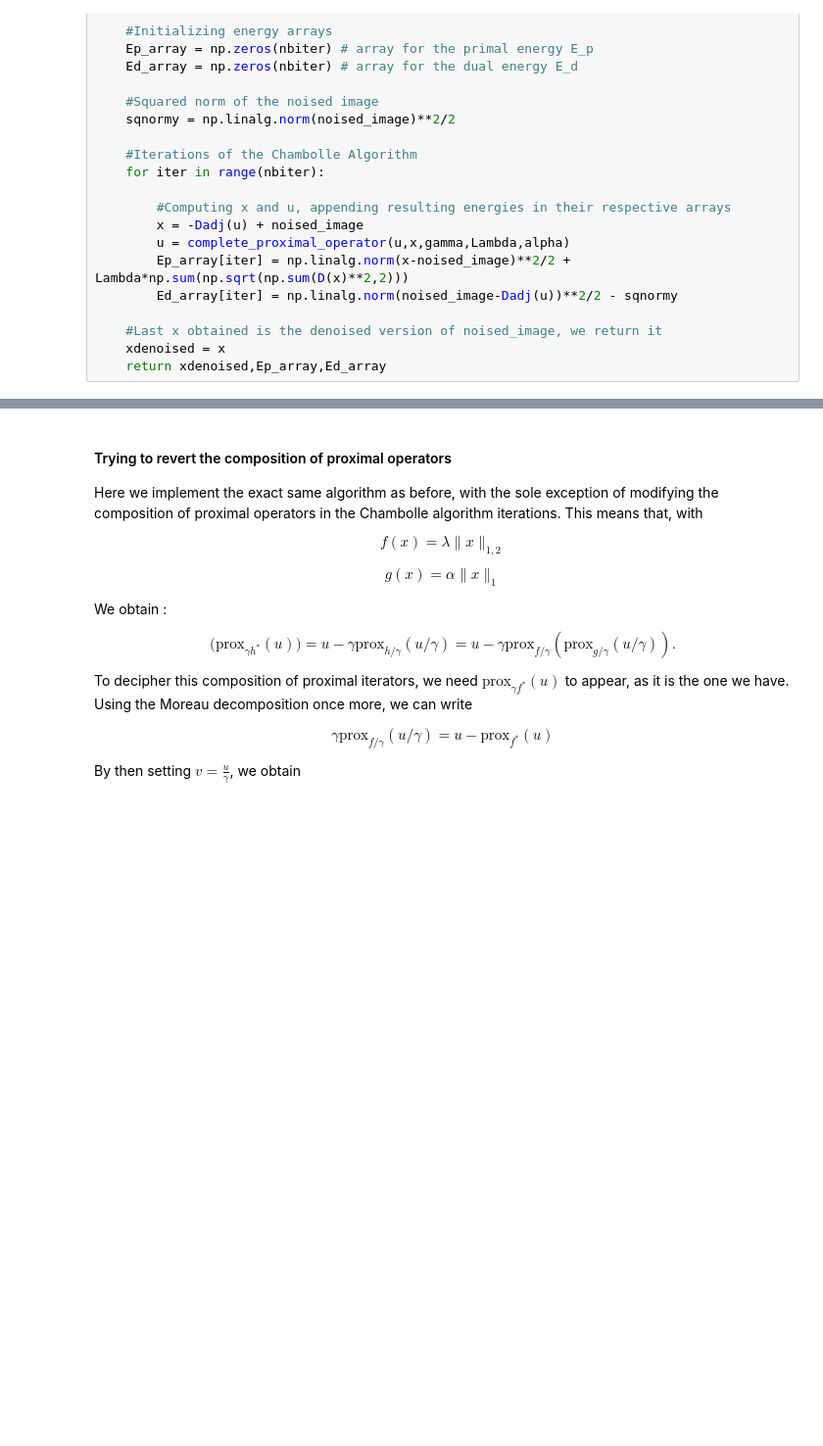
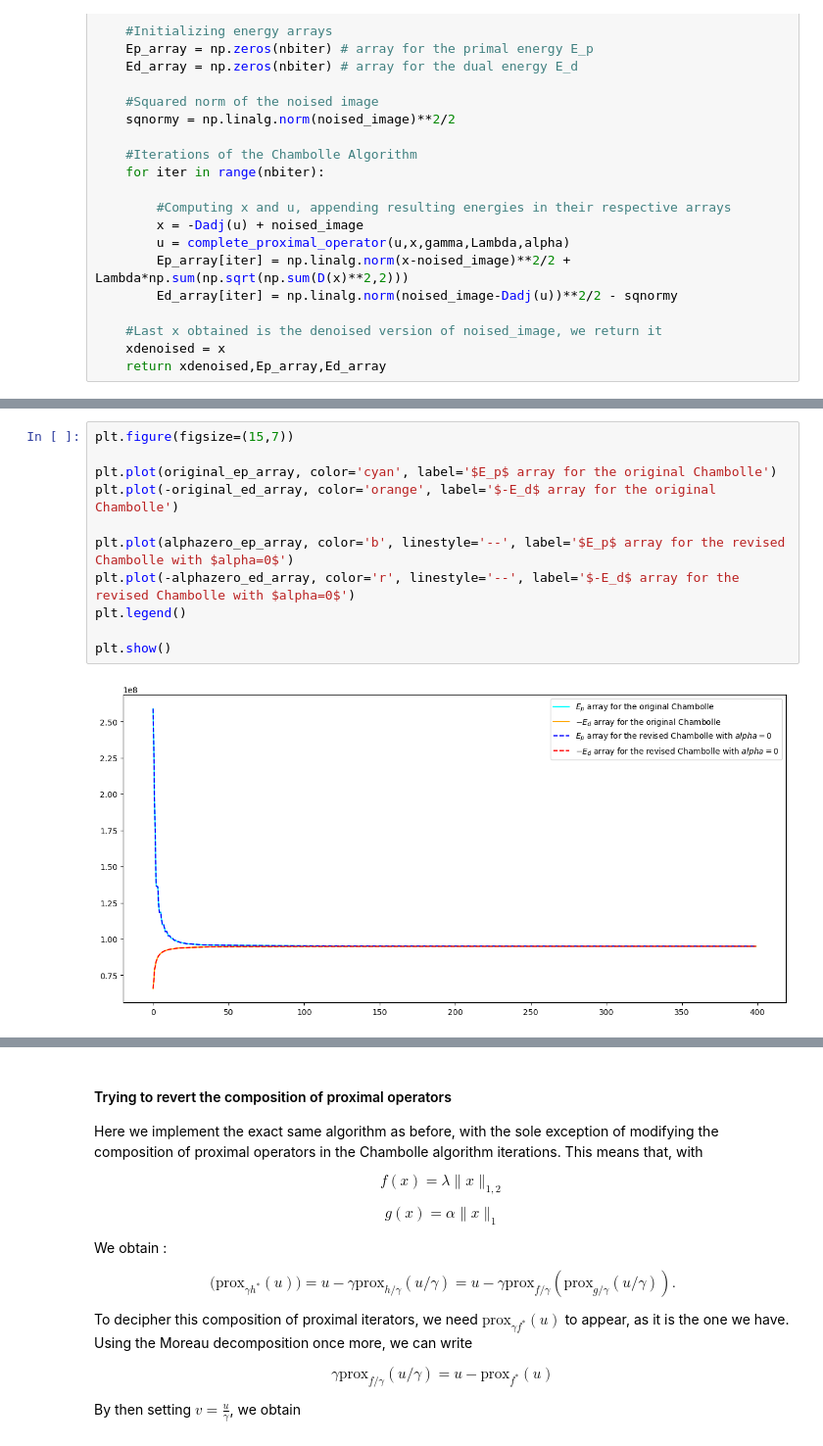
Before and after one commit to Romrchp/optml-project, a Jupyter notebook: background-notebooks/regularized_chambolle.ipynb, the cells around one changed output, grey strips where cells are left out. Shown at 98% size. Drawn from its saved outputs; the diff is of its cells as text; blank space fills up the shorter version.

```diff
--- a/background-notebooks/regularized_chambolle.ipynb
+++ b/background-notebooks/regularized_chambolle.ipynb
@@ -261,0 +344,13 @@ plt.show()
+# %%
+plt.figure(figsize=(15,7))
+
+plt.plot(original_ep_array, color='cyan', label='$E_p$ array for the original Chambolle')
+plt.plot(-original_ed_array, color='orange', label='$-E_d$ array for the original Chambolle')
+
+plt.plot(alphazero_ep_array, color='b', linestyle='--', label='$E_p$ array for the revised Chambolle with $alpha=0$')
+plt.plot(-alphazero_ed_array, color='r', linestyle='--', label='$-E_d$ array for the revised Chambolle with $alpha=0$')
+plt.legend()
+
+plt.show()
+# %% [output]
+[figure, added]
```
Also changed, not shown: parts of 17 cells of this notebook.
